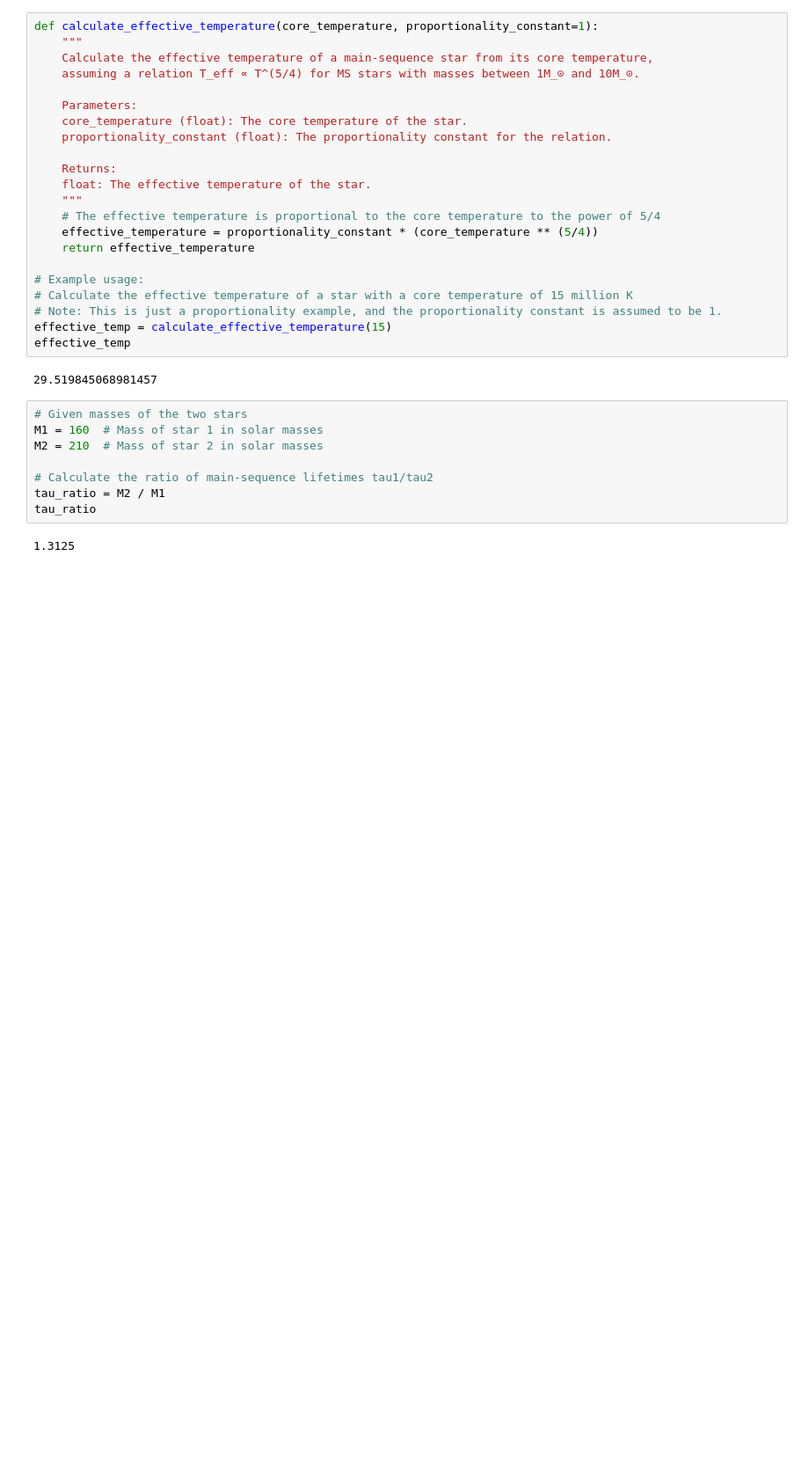
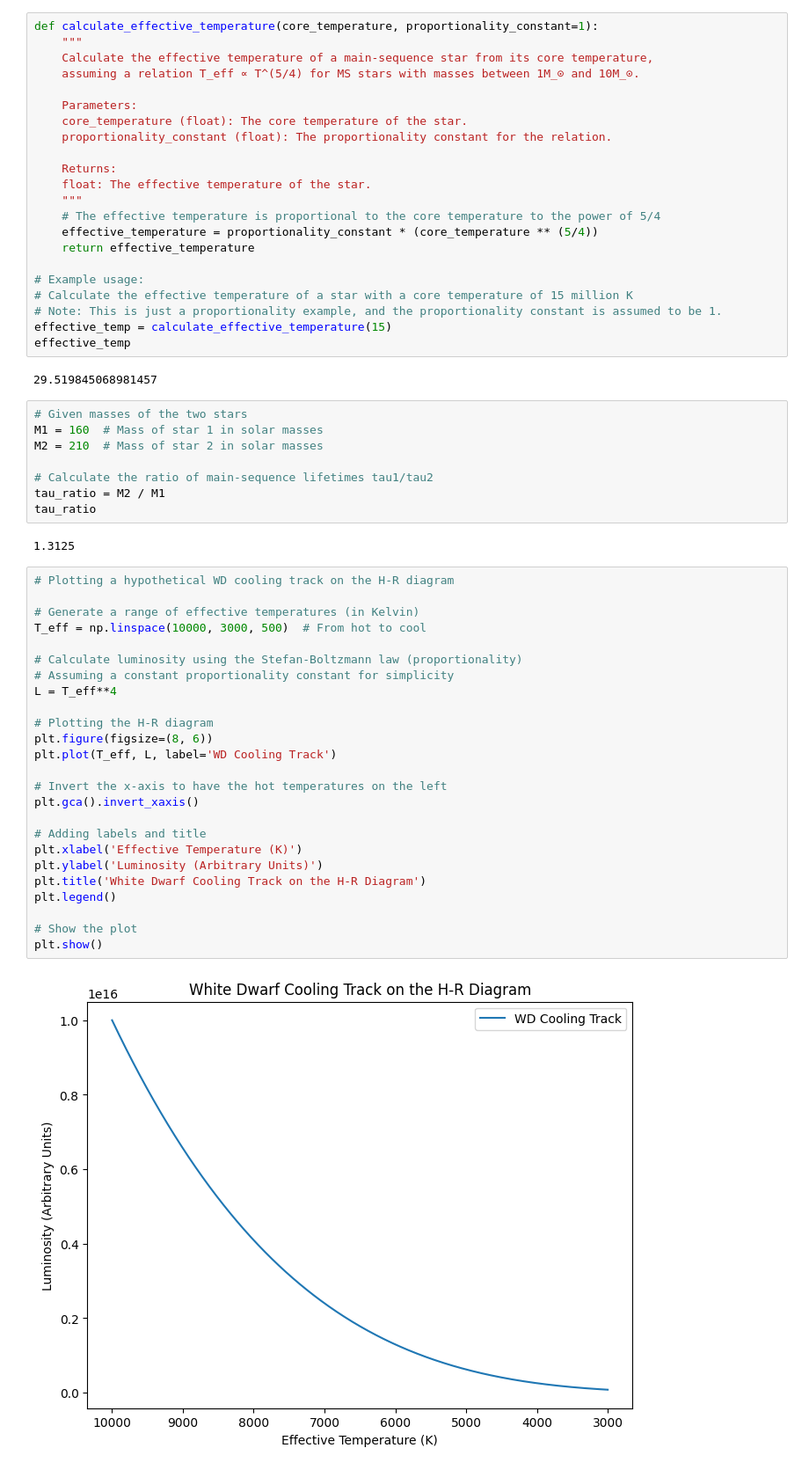
Before and after one commit to Fr4nc3/astrophysics-exercises, a Jupyter notebook: stellar/stellar.ipynb, the cells around one changed output. Shown at 88% size. Saved outputs shown, nothing was run; the diff lists cells and outputs as text; blank space fills up the shorter version.

```diff
--- a/stellar/stellar.ipynb
+++ b/stellar/stellar.ipynb
@@ -1498,3 +1498,30 @@ tau_ratio = M2 / M1
 tau_ratio
 # %% [output]
 1.3125
+# %%
+# Plotting a hypothetical WD cooling track on the H-R diagram
+
+# Generate a range of effective temperatures (in Kelvin)
+T_eff = np.linspace(10000, 3000, 500)  # From hot to cool
+
+# Calculate luminosity using the Stefan-Boltzmann law (proportionality)
+# Assuming a constant proportionality constant for simplicity
+L = T_eff**4
+
+# Plotting the H-R diagram
+plt.figure(figsize=(8, 6))
+plt.plot(T_eff, L, label='WD Cooling Track')
+
+# Invert the x-axis to have the hot temperatures on the left
+plt.gca().invert_xaxis()
+
+# Adding labels and title
+plt.xlabel('Effective Temperature (K)')
+plt.ylabel('Luminosity (Arbitrary Units)')
+plt.title('White Dwarf Cooling Track on the H-R Diagram')
+plt.legend()
+
+# Show the plot
+plt.show()
+# %% [output]
+[figure, added]
```
Also changed, not shown: parts of 9 cells of this notebook.
